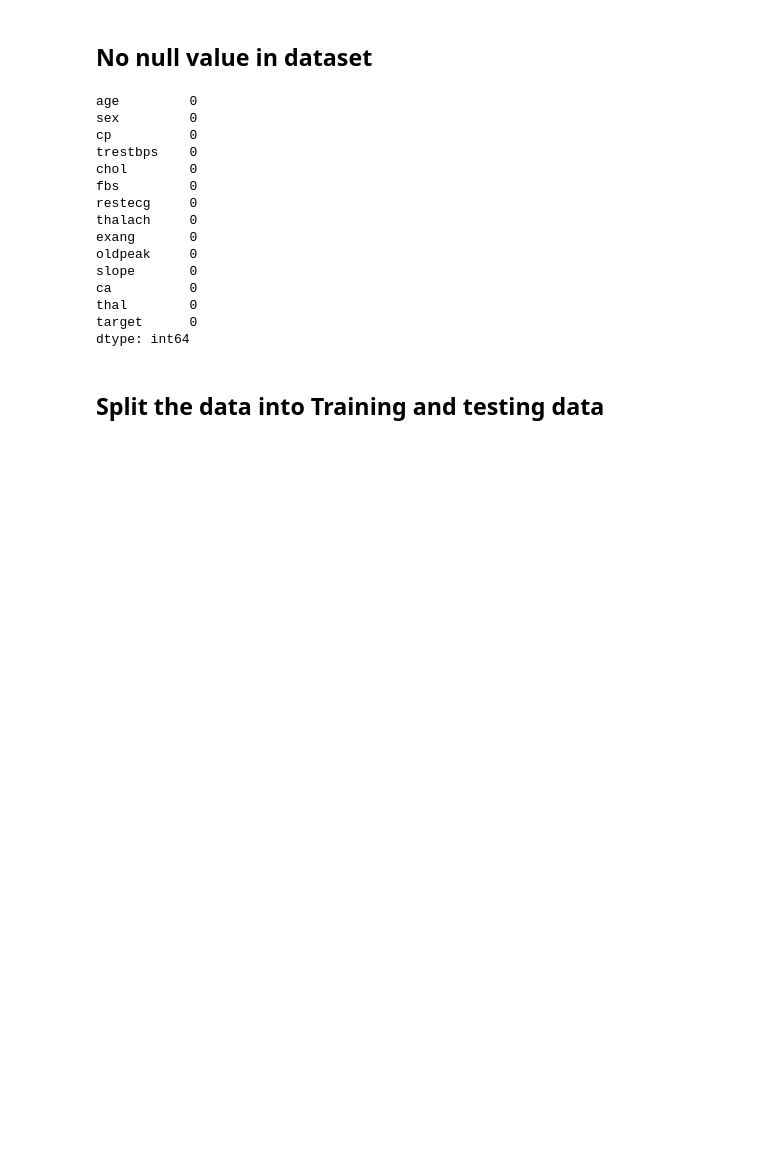
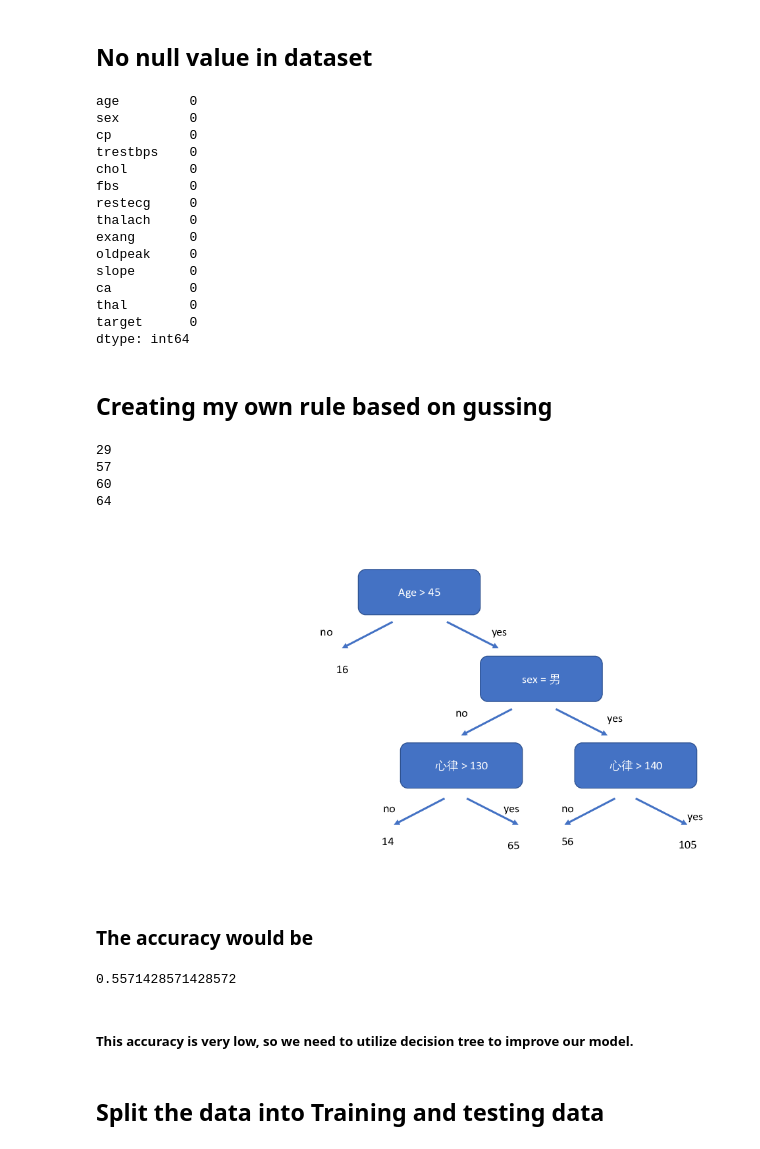
Before and after one commit to MarkIChen/HeartDiseaseClassificationWithDecisionTree, a Jupyter notebook: DecisionTreeClassification.ipynb, the cells around one changed output. Cells and saved outputs as stored; diff of their text form; code cells hidden in the pictures; blank space fills up the shorter version.

Commit message:
add my own rule

```diff
--- a/DecisionTreeClassification.ipynb
+++ b/DecisionTreeClassification.ipynb
@@ -51,6 +51,35 @@ ca          0
 thal        0
 target      0
 dtype: int64
+# %% [markdown]
+## Creating my own rule based on gussing
+# %%
+no_disease = df[(df['age']<40) | ((df['age']>=45) & (df['sex']==0) & (df['thalach']<130)) | ((df['age']>=45) & (df['sex']==1) & (df['thalach']<140))]
+disease = df[((df['age']>=45) & (df['sex']==1) & (df['thalach']>130)) | ((df['age']>=45) & (df['sex']==1) & (df['thalach']>140))]
+df[(df['age']<40)  ]
+print( len(no_disease[(no_disease['target'] == 1)]))
+print( len(no_disease[(no_disease['target'] == 0)]))
+
+print( len(disease[(disease['target'] == 1)]))
+print( len(disease[(disease['target'] == 0)]))
+# %% [output]
+29
+57
+60
+64
+# %%
+from wand.image import Image as WImage
+WImage(filename='my_rule_tree.pdf')
+# %% [output]
+[figure, added]
+# %% [markdown]
+### The accuracy would be
+# %%
+(60+57)/(60+57+29+64)
+# %% [output]
+0.5571428571428572
+# %% [markdown]
+##### This accuracy is very low, so we need to utilize decision tree to improve our model.
 # %% [markdown]
 ## Split the data into Training and testing data
 # %%
```
Also changed, not shown: parts of 1 cell of this notebook, 1 other file.
